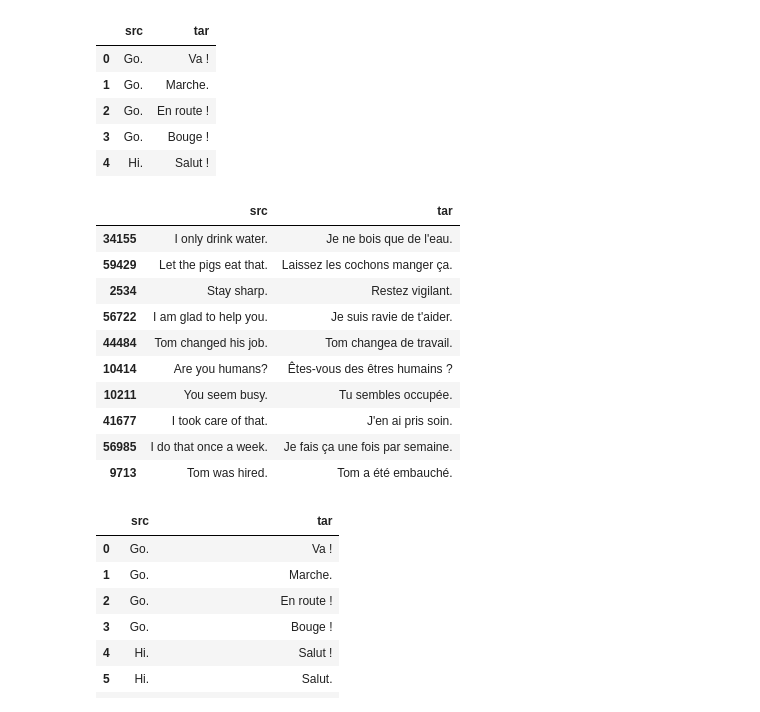
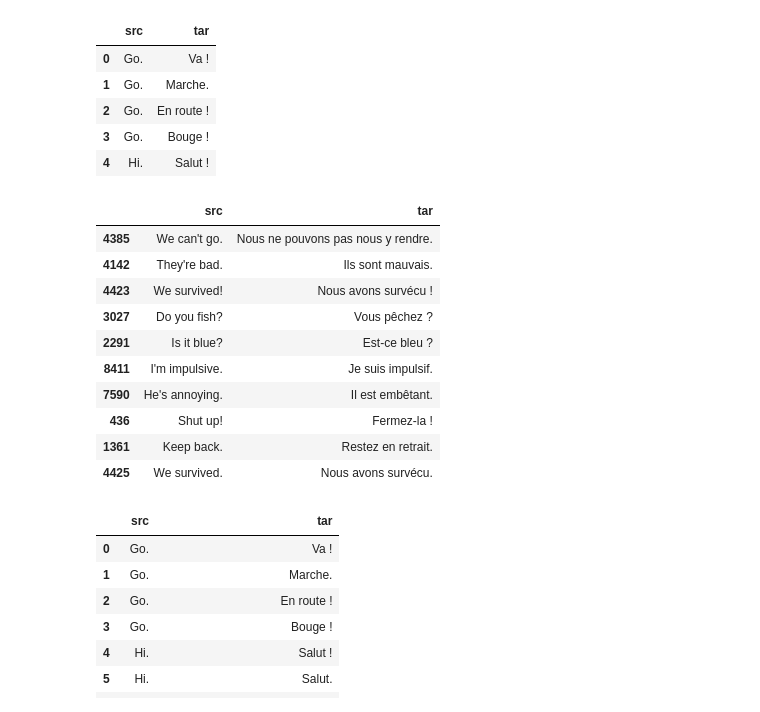
Before and after one commit to whatnews72/----, a Jupyter notebook: 5주차_실습1_seq2seq_encoder_decoder번역_Cindy.ipynb, the cells around one changed output. Saved outputs shown, nothing was run; the diff lists cells and outputs as text; code cells hidden in the pictures.

```diff
--- a/5주차_실습1_seq2seq_encoder_decoder번역_Cindy.ipynb
+++ b/5주차_실습1_seq2seq_encoder_decoder번역_Cindy.ipynb
@@ -69,20 +69,20 @@ lines.head(5)
 | 4 | Hi. | Salut ! |
 # %%
 lines = lines.loc[:, 'src':'tar']
-lines = lines[0:60000] # 6만개만 실험
+lines = lines[0:10000] # 6만개만 실험
 lines.sample(10)
 # %% [output]
 |  | src | tar |
-| 34155 | I only drink water. | Je ne bois que de l'eau. |
-| 59429 | Let the pigs eat that. | Laissez les cochons manger ça. |
-| 2534 | Stay sharp. | Restez vigilant. |
-| 56722 | I am glad to help you. | Je suis ravie de t'aider. |
-| 44484 | Tom changed his job. | Tom changea de travail. |
-| 10414 | Are you humans? | Êtes-vous des êtres humains ? |
-| 10211 | You seem busy. | Tu sembles occupée. |
-| 41677 | I took care of that. | J'en ai pris soin. |
-| 56985 | I do that once a week. | Je fais ça une fois par semaine. |
-| 9713 | Tom was hired. | Tom a été embauché. |
+| 4385 | We can't go. | Nous ne pouvons pas nous y rendre. |
+| 4142 | They're bad. | Ils sont mauvais. |
+| 4423 | We survived! | Nous avons survécu ! |
+| 3027 | Do you fish? | Vous pêchez ? |
+| 2291 | Is it blue? | Est-ce bleu ? |
+| 8411 | I'm impulsive. | Je suis impulsif. |
+| 7590 | He's annoying. | Il est embêtant. |
+| 436 | Shut up! | Fermez-la ! |
+| 1361 | Keep back. | Restez en retrait. |
+| 4425 | We survived. | Nous avons survécu. |
 # %%
 lines[:10]
 # %% [output]
```
Also changed, not shown: parts of 20 cells of this notebook.
